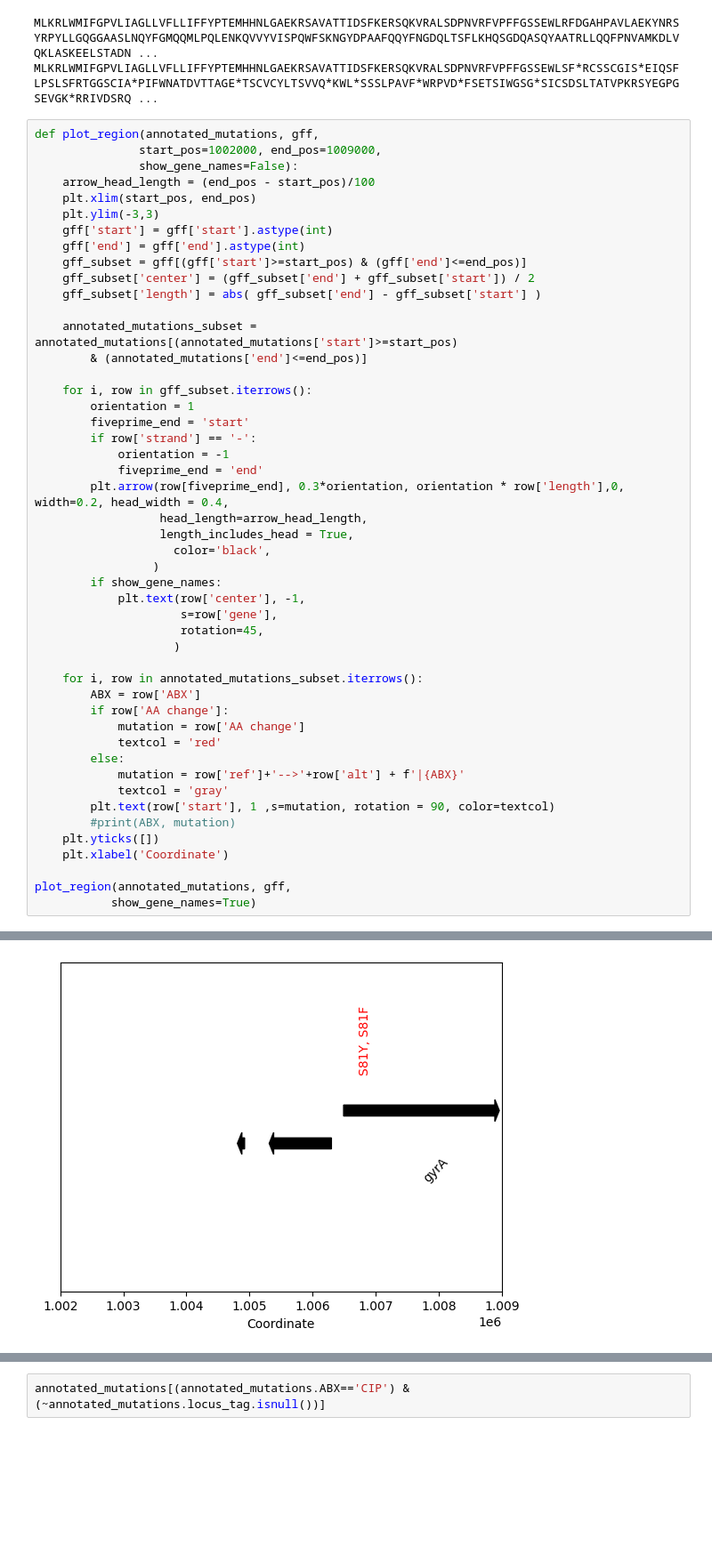
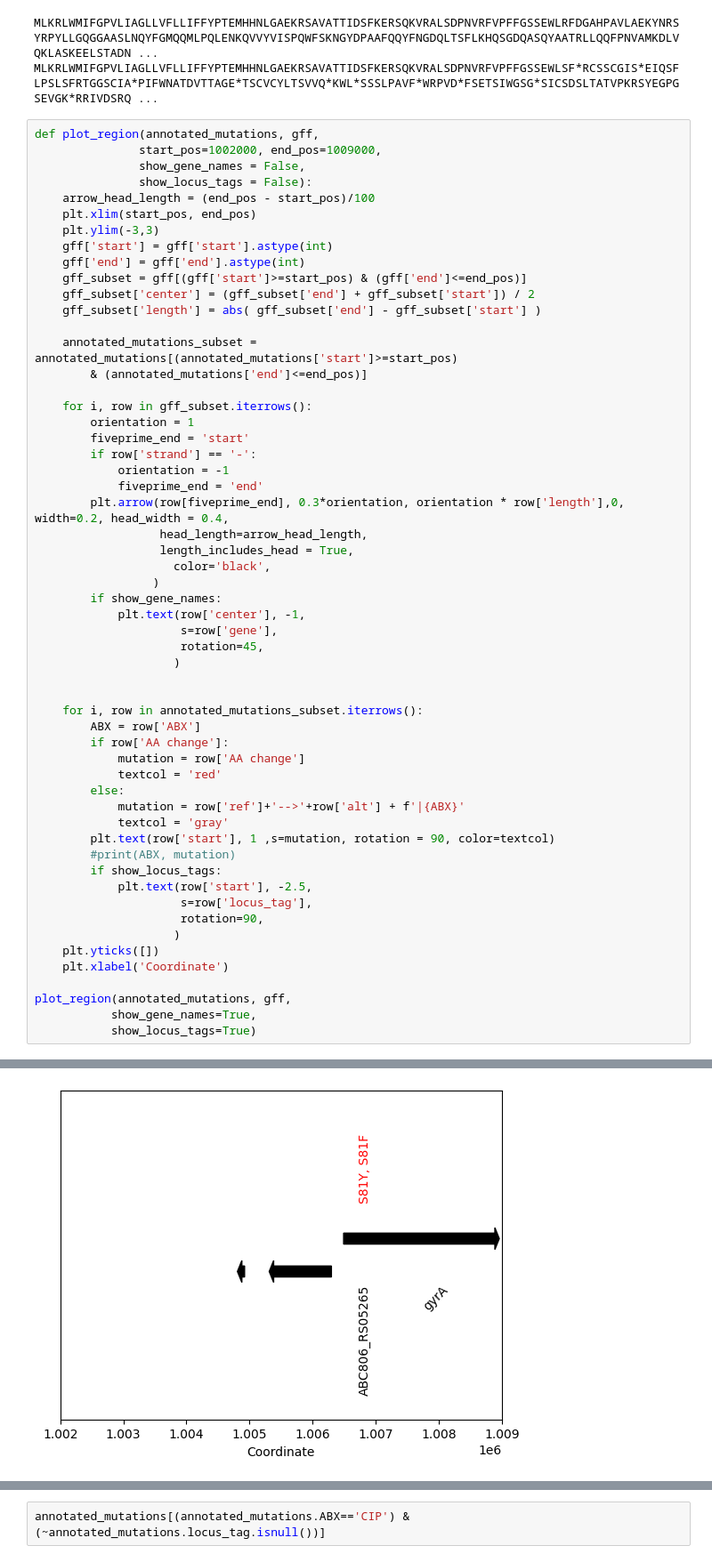
Before and after one commit to dsurujon/entropy_adaptation, a Jupyter notebook: demos/Adaptive_mutations.ipynb, the cells around one changed output, grey strips where cells are left out. Shown at 89% size. Drawn from its saved outputs; the diff is of its cells as text; blank space fills up the shorter version.

Commit message:
add locus tag option to plotting gene maps

```diff
--- a/demos/Adaptive_mutations.ipynb
+++ b/demos/Adaptive_mutations.ipynb
@@ -364,7 +364,8 @@ MLKRLWMIFGPVLIAGLLVFLLIFFYPTEMHHNLGAEKRSAVATTIDSFKERSQKVRALSDPNVRFVPFFGSSEWLSF*R
 # %%
 def plot_region(annotated_mutations, gff,
                start_pos=1002000, end_pos=1009000,
-               show_gene_names=False):
+               show_gene_names = False,
+               show_locus_tags = False):
     arrow_head_length = (end_pos - start_pos)/100
     plt.xlim(start_pos, end_pos)
     plt.ylim(-3,3)
@@ -392,32 +393,39 @@ def plot_region(annotated_mutations, gff,
             plt.text(row['center'], -1,
                      s=row['gene'],
                      rotation=45,
                     )
 
+
     for i, row in annotated_mutations_subset.iterrows():
         ABX = row['ABX']
         if row['AA change']:
             mutation = row['AA change']
             textcol = 'red'
         else:
             mutation = row['ref']+'-->'+row['alt'] + f'|{ABX}'
             textcol = 'gray'
         plt.text(row['start'], 1 ,s=mutation, rotation = 90, color=textcol)
         #print(ABX, mutation)
+        if show_locus_tags:
+            plt.text(row['start'], -2.5,
+                     s=row['locus_tag'],
+                     rotation=90,
+                    )
     plt.yticks([])
     plt.xlabel('Coordinate')
 
 plot_region(annotated_mutations, gff,
-           show_gene_names=True)
+           show_gene_names=True,
+           show_locus_tags=True)
 # %% [output]
 A value is trying to be set on a copy of a slice from a DataFrame.
 Try using .loc[row_indexer,col_indexer] = value instead
 
 See the caveats in the documentation: https://pandas.pydata.org/pandas-docs/stable/user_guide/indexing.html#returning-a-view-versus-a-copy
   gff_subset['center'] = (gff_subset['end'] + gff_subset['start']) / 2
 A value is trying to be set on a copy of a slice from a DataFrame.
 Try using .loc[row_indexer,col_indexer] = value instead
 
 See the caveats in the documentation: https://pandas.pydata.org/pandas-docs/stable/user_guide/indexing.html#returning-a-view-versus-a-copy
   gff_subset['length'] = abs( gff_subset['end'] - gff_subset['start'] )
-[figure, old version]
+[figure, new version]
```
Also changed, not shown: parts of 2 cells of this notebook.
